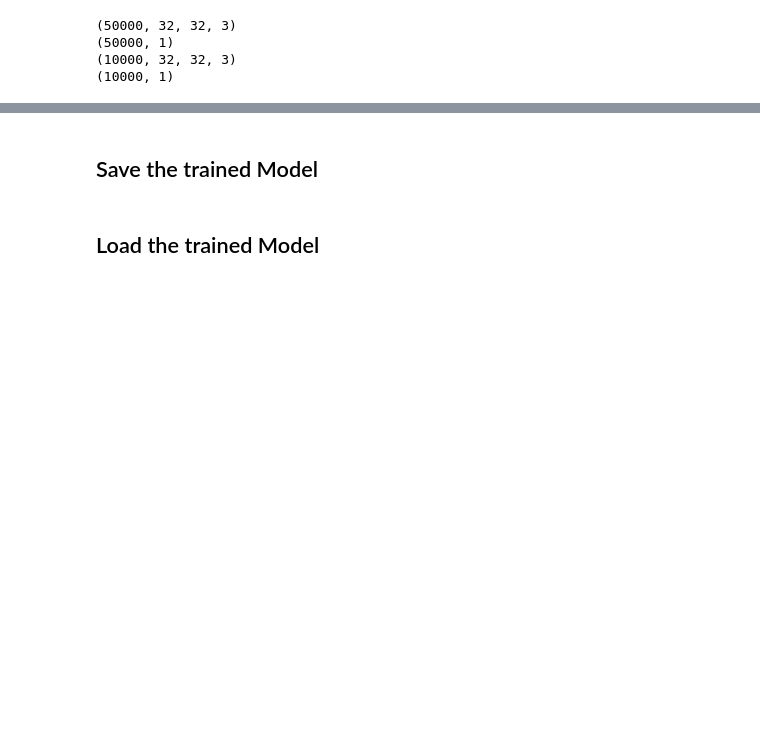
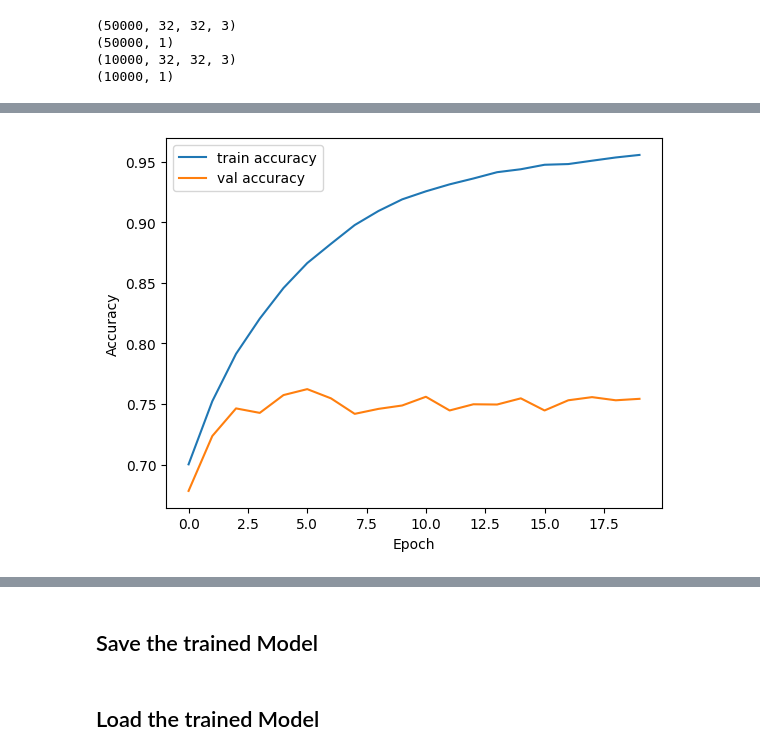
Before and after one commit to jswaite-usc/CS567Project, a Jupyter notebook: CIFAR-10/baseline_only/BaselineOnly.ipynb, the cells around one changed output, grey strips where cells are left out. Drawn from its saved outputs; the diff is of its cells as text; code cells hidden in the pictures; blank space fills up the shorter version.

```diff
--- a/CIFAR-10/baseline_only/BaselineOnly.ipynb
+++ b/CIFAR-10/baseline_only/BaselineOnly.ipynb
@@ -190,3 +194,16 @@ plt.show()
+# %%
+#plot accuracy
+plt.plot(train_accuracy, label='train accuracy')
+plt.plot(val_accuracy, label = 'val accuracy')
+
+plt.xlabel('Epoch')
+plt.ylabel('Accuracy')
+#legend
+plt.legend(loc='upper left')
+#show plot
+plt.show()
+# %% [output]
+[figure, added]
 # %%
 ## CONFUSION MATRIX
 from sklearn.metrics import confusion_matrix
```
Also changed, not shown: parts of 13 cells of this notebook, 51 other files.
